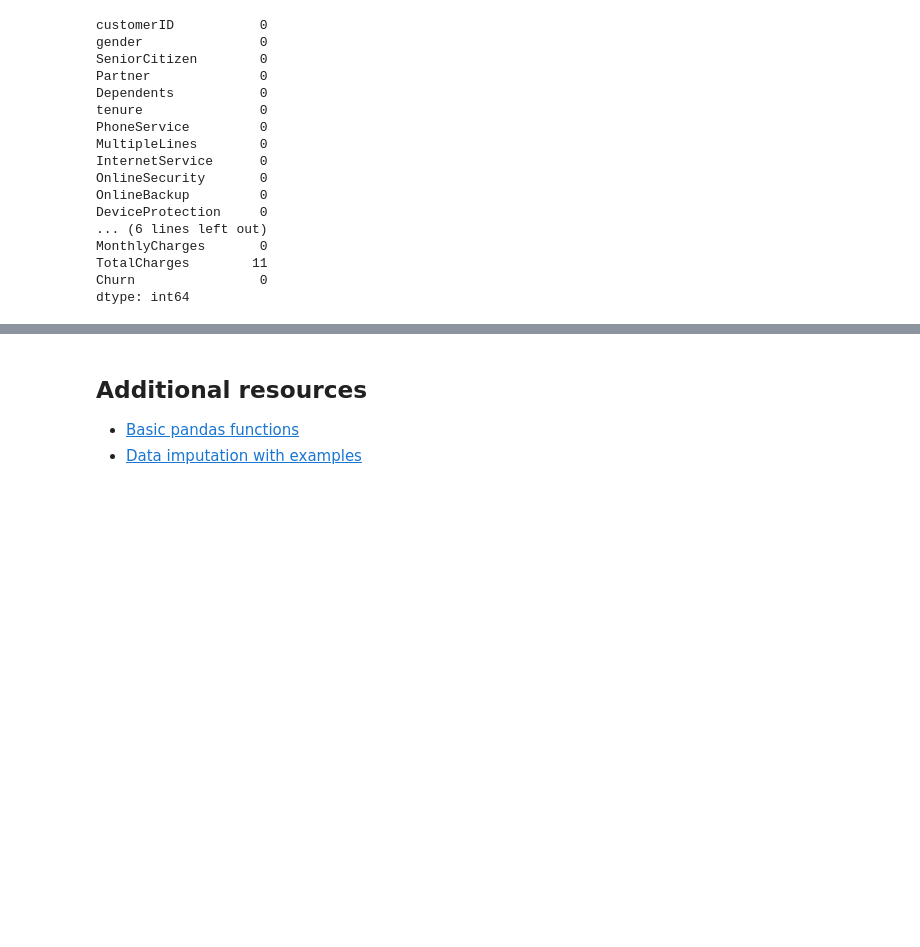
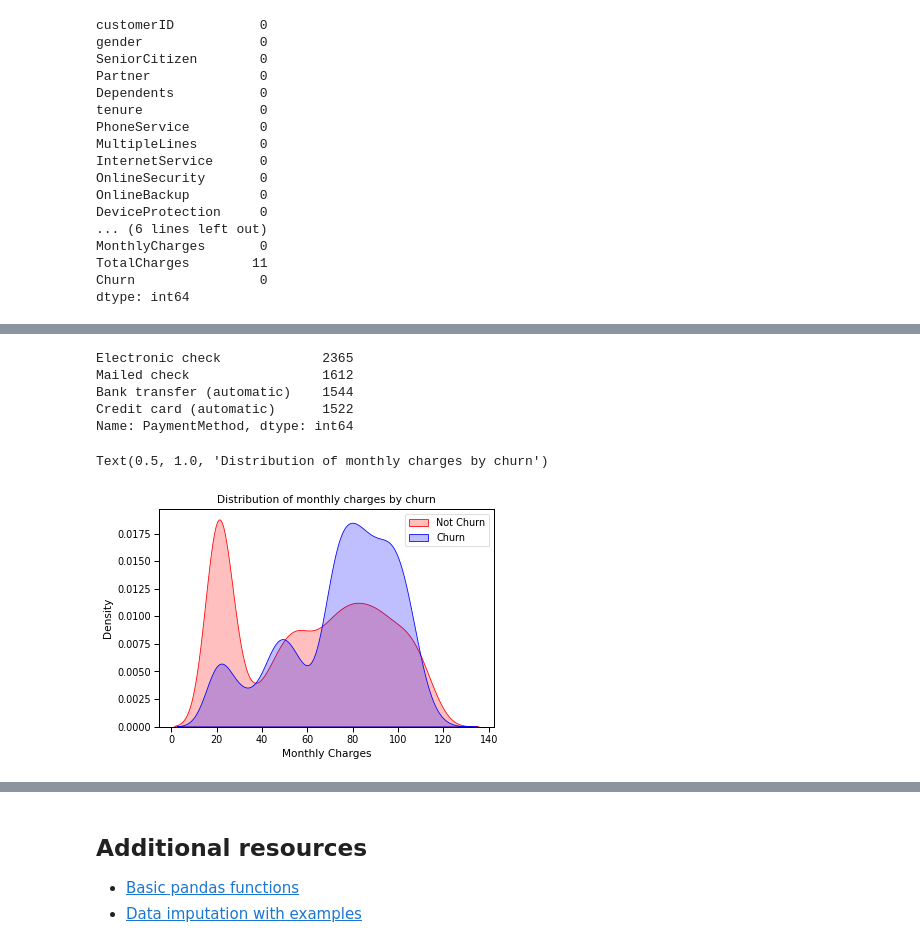
Before and after one commit to alessiodevoto/deepers, a Jupyter notebook: labs/lab1.ipynb, the cells around one changed output, grey strips where cells are left out. Saved outputs shown, nothing was run; the diff lists cells and outputs as text; code cells hidden in the pictures; blank space fills up the shorter version.

Commit message:
update lab2 + images

```diff
--- a/labs/lab1.ipynb
+++ b/labs/lab1.ipynb
@@ -418,0 +369,5 @@ c. MLP ?
+# %%
+# exercise: Instead of removing NaNs, replace them with the mean
+cust_data.loc[np.isnan(cust_data['TotalCharges']), 'TotalCharges'] = cust_data['TotalCharges'].mean()
+
+# or cust_data.fillna(cust_data["TotalCharges"].mean())
@@ -418,0 +408,15 @@ c. MLP ?
+# %%
+# Let's make a pie chart!
+# First, we get the unique values for the payment method
+
+payments_methods = cust_data['PaymentMethod'].value_counts()
+print(payments_methods)
+
+labels = payments_methods.index
+values = payments_methods.values
+# %% [output]
+Electronic check             2365
+Mailed check                 1612
+Bank transfer (automatic)    1544
+Credit card (automatic)      1522
+Name: PaymentMethod, dtype: int64
@@ -418,0 +432,15 @@ c. MLP ?
+# %%
+# Let's plot the distribution of monthly charges wrt to churn
+
+sns.set_context("paper",font_scale=1.1)
+ax = sns.kdeplot(cust_data.MonthlyCharges[(cust_data["Churn"] == 'No') ],
+                color="Red", shade = True)
+ax = sns.kdeplot(cust_data.MonthlyCharges[(cust_data["Churn"] == 'Yes') ],
+                ax =ax, color="Blue", shade= True)
+ax.legend(["Not Churn","Churn"],loc='upper right')
+ax.set_ylabel('Density')
+ax.set_xlabel('Monthly Charges')
+ax.set_title('Distribution of monthly charges by churn')
+# %% [output]
+Text(0.5, 1.0, 'Distribution of monthly charges by churn')
+[figure, added]
```
Also changed, not shown: parts of 59 cells of this notebook, 5 other files.
